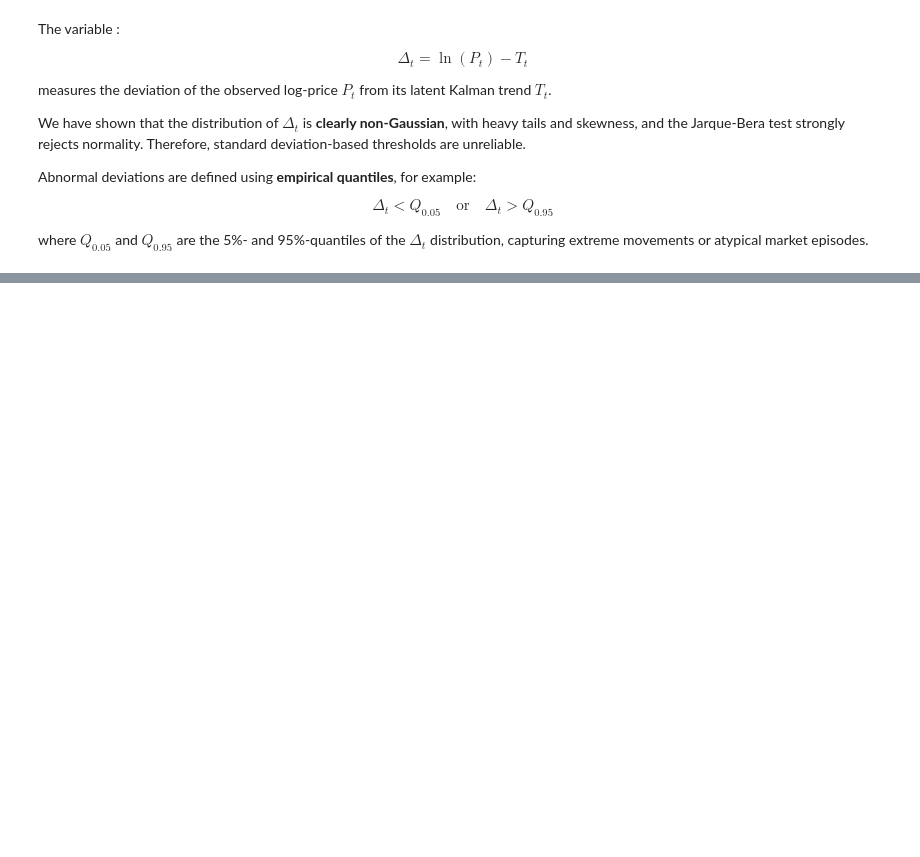
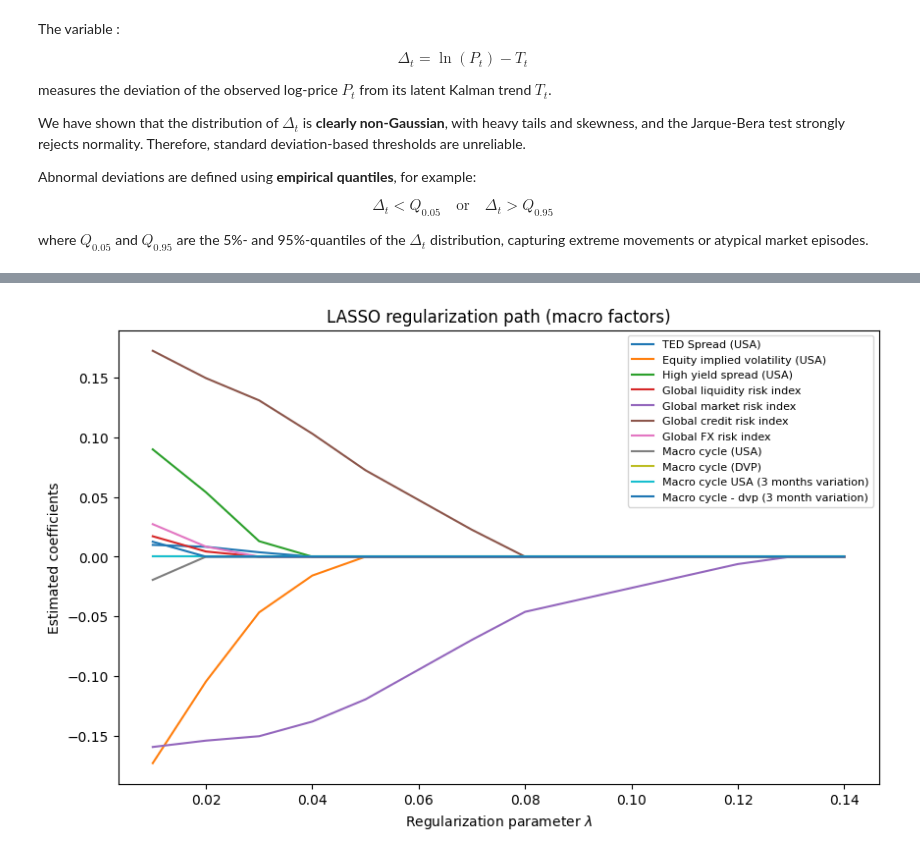
Before and after one commit to BenjaminFernandesNeres/Kalman-SP500, a Jupyter notebook: TrendFollowingStrategy.ipynb, the cells around one changed output, grey strips where cells are left out. Cells and saved outputs as stored; diff of their text form; code cells hidden in the pictures; blank space fills up the shorter version.

Commit message:
Add discussion and markdown explanations for LASSO, VIF, and trend-following strategy

```diff
--- a/TrendFollowingStrategy.ipynb
+++ b/TrendFollowingStrategy.ipynb
@@ -197,0 +221,14 @@ where $Q_{0.05}$ and $Q_{0.95}$ are the 5%- and 95%-quantiles of the $\Delta_t$
+# %%
+data_macro = pd.read_excel(
+    'GROUP DATASET.xlsx',
+    sheet_name='Feuil2',    # nom de la feuille
+    usecols='A:M',          # colonnes SP500 + macro factors
+    index_col=0             # première colonne comme index (SP500 ou date)
+)
+
+# Supprimer la première ligne de description si nécessaire
+data_macro = data_macro.iloc[1:]
+data_macro.drop(columns=['S&P500 net total return index'], inplace=True)
+
+# Afficher un aperçu
+data_macro
@@ -197,0 +305,43 @@ where $Q_{0.05}$ and $Q_{0.95}$ are the 5%- and 95%-quantiles of the $\Delta_t$
+# %%
+# ===============================
+# Data
+# ===============================
+
+# Explanatory variables (macros)
+X = np.array(data_macro)
+FACTOR_NAMES = data_macro.columns
+
+# Dependent variable: spread level Δ_t
+Y = np.array(Delta).reshape(-1, 1)
+
+# Standardization (as in the course)
+X = preprocessing.scale(X, with_mean=True)
+Y = preprocessing.scale(Y, with_mean=True)
+
+# ===============================
+# LASSO path
+# ===============================
+
+lambda_range = np.arange(0.01, 0.15, 0.01)
+lasso_path = np.zeros((lambda_range.shape[0], X.shape[1]))
+
+for j, lam in enumerate(lambda_range):
+    model = Lasso(alpha=lam, fit_intercept=True, max_iter=10000)
+    model.fit(X, Y.ravel())
+    lasso_path[j, :] = model.coef_
+
+# ===============================
+# Plot coefficient paths
+# ===============================
+plt.figure(figsize=(10,6))
+
+for i, name in enumerate(data_macro.columns):
+    plt.plot(lambda_range, lasso_path[:, i], label=name)
+
+plt.xlabel(r"Regularization parameter $\lambda$")
+plt.ylabel("Estimated coefficients")
+plt.title("LASSO regularization path (macro factors)")
+plt.legend(loc='best', fontsize=8)
+plt.show()
+# %% [output]
+[figure, added]
```
Also changed, not shown: parts of 11 cells of this notebook.
